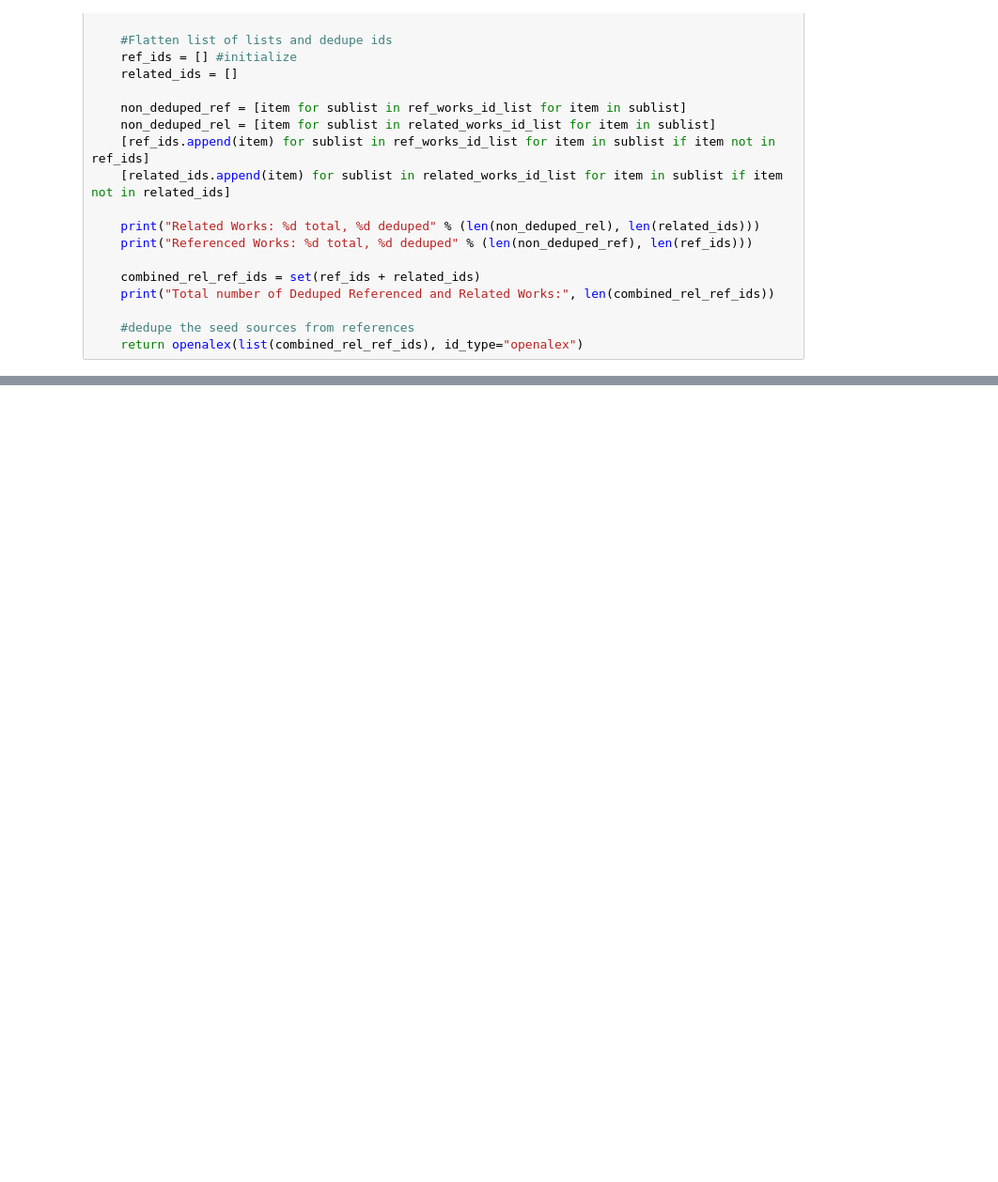
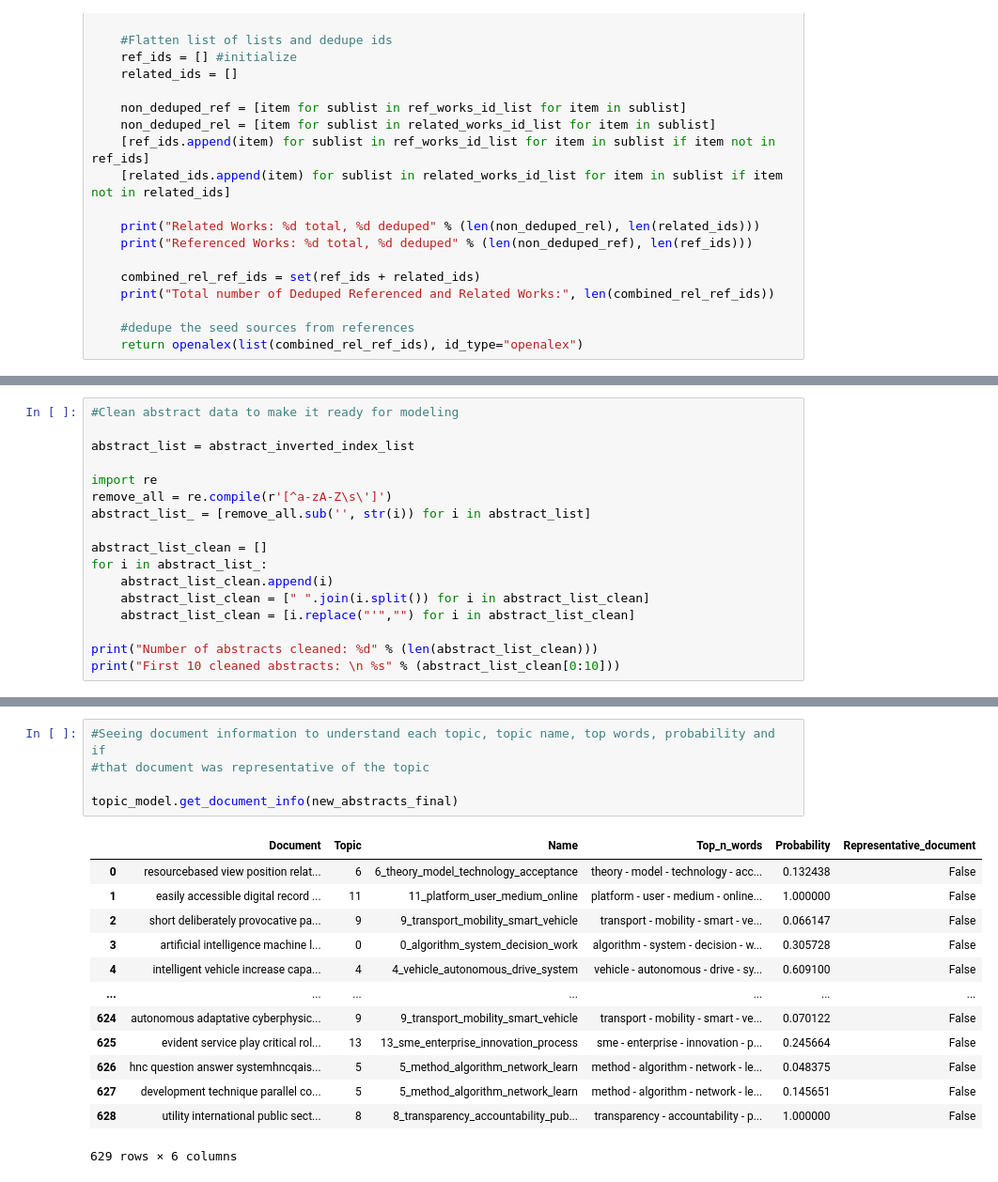
Before and after one commit to Zandermintz/AI_in_public_sector, a Jupyter notebook: corpus_building.ipynb, the cells around one changed output, grey strips where cells are left out. Shown at 94% size. Saved outputs shown, nothing was run; the diff lists cells and outputs as text; blank space fills up the shorter version.

```diff
--- a/corpus_building.ipynb
+++ b/corpus_building.ipynb
@@ -230,0 +253,17 @@ Total number of Deduped Referenced and Related Works: 406
+# %%
+#Clean abstract data to make it ready for modeling
+
+abstract_list = abstract_inverted_index_list
+
+import re
+remove_all = re.compile(r'[^a-zA-Z\s\']')
+abstract_list_ = [remove_all.sub('', str(i)) for i in abstract_list]
+
+abstract_list_clean = []
+for i in abstract_list_:
+    abstract_list_clean.append(i)
+    abstract_list_clean = [" ".join(i.split()) for i in abstract_list_clean]
+    abstract_list_clean = [i.replace("'","") for i in abstract_list_clean]
+
+print("Number of abstracts cleaned: %d" % (len(abstract_list_clean)))
+print("First 10 cleaned abstracts: \n %s" % (abstract_list_clean[0:10]))
@@ -230,0 +508,19 @@ Total number of Deduped Referenced and Related Works: 406
+# %%
+#Seeing document information to understand each topic, topic name, top words, probability and if
+#that document was representative of the topic
+
+topic_model.get_document_info(new_abstracts_final)
+# %% [output]
+|  | Document | Topic | Name | Top_n_words | Probability | Representative_document |
+| 0 | resourcebased view position relat... | 6 | 6_theory_model_technology_acceptance | theory - model - technology - acc... | 0.132438 | False |
+| 1 | easily accessible digital record ... | 11 | 11_platform_user_medium_online | platform - user - medium - online... | 1.000000 | False |
+| 2 | short deliberately provocative pa... | 9 | 9_transport_mobility_smart_vehicle | transport - mobility - smart - ve... | 0.066147 | False |
+| 3 | artificial intelligence machine l... | 0 | 0_algorithm_system_decision_work | algorithm - system - decision - w... | 0.305728 | False |
+| 4 | intelligent vehicle increase capa... | 4 | 4_vehicle_autonomous_drive_system | vehicle - autonomous - drive - sy... | 0.609100 | False |
+| ... | ... | ... | ... | ... | ... | ... |
+| 624 | autonomous adaptative cyberphysic... | 9 | 9_transport_mobility_smart_vehicle | transport - mobility - smart - ve... | 0.070122 | False |
+| 625 | evident service play critical rol... | 13 | 13_sme_enterprise_innovation_process | sme - enterprise - innovation - p... | 0.245664 | False |
+| 626 | hnc question answer systemhncqais... | 5 | 5_method_algorithm_network_learn | method - algorithm - network - le... | 0.048375 | False |
+| 627 | development technique parallel co... | 5 | 5_method_algorithm_network_learn | method - algorithm - network - le... | 0.145651 | False |
+| 628 | utility international public sect... | 8 | 8_transparency_accountability_pub... | transparency - accountability - p... | 1.000000 | False |
+629 rows × 6 columns
```
Also changed, not shown: parts of 29 cells of this notebook.
